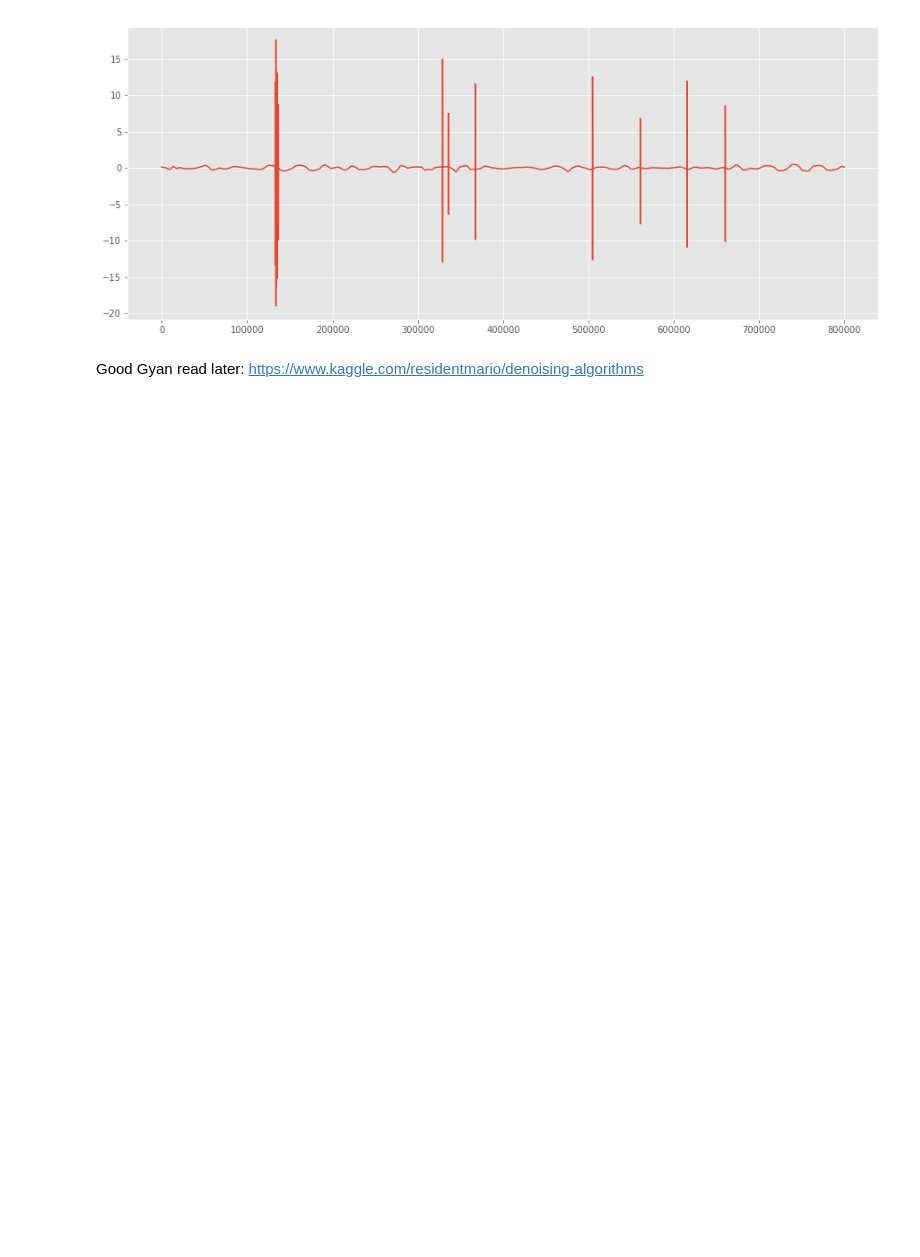
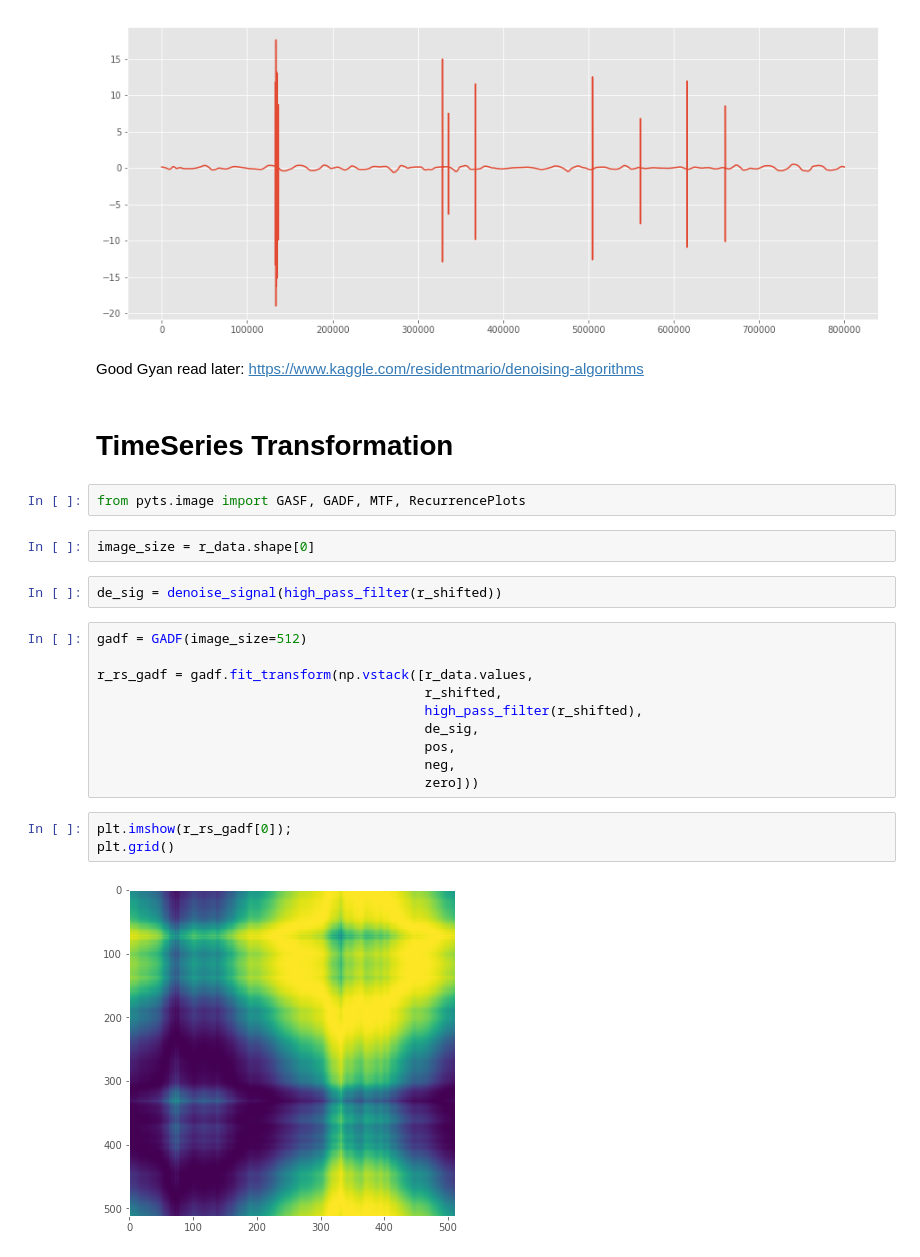
Before and after one commit to gokul-krishna/VSBPowerLineFaultDetection, a Jupyter notebook: FeatureExtraction.ipynb, the cells around one changed output. Drawn from its saved outputs; the diff is of its cells as text; blank space fills up the shorter version.

Commit message:
added pyts based GADF ts to image transformation

```diff
--- a/FeatureExtraction.ipynb
+++ b/FeatureExtraction.ipynb
@@ -600,4 +600,25 @@ plt.plot(denoise_signal(high_pass_filter(r_shifted)))
 # %% [markdown]
 Good Gyan read later: https://www.kaggle.com/residentmario/denoising-algorithms
 # %% [markdown]
-#
+# TimeSeries Transformation
+# %%
+from pyts.image import GASF, GADF, MTF, RecurrencePlots
+# %%
+image_size = r_data.shape[0]
+# %%
+de_sig = denoise_signal(high_pass_filter(r_shifted))
+# %%
+gadf = GADF(image_size=512)
+
+r_rs_gadf = gadf.fit_transform(np.vstack([r_data.values,
+                                          r_shifted,
+                                          high_pass_filter(r_shifted),
+                                          de_sig,
+                                          pos,
+                                          neg,
+                                          zero]))
+# %%
+plt.imshow(r_rs_gadf[0]);
+plt.grid()
+# %% [output]
+[figure, added]
```
Also changed, not shown: parts of 6 cells of this notebook.
